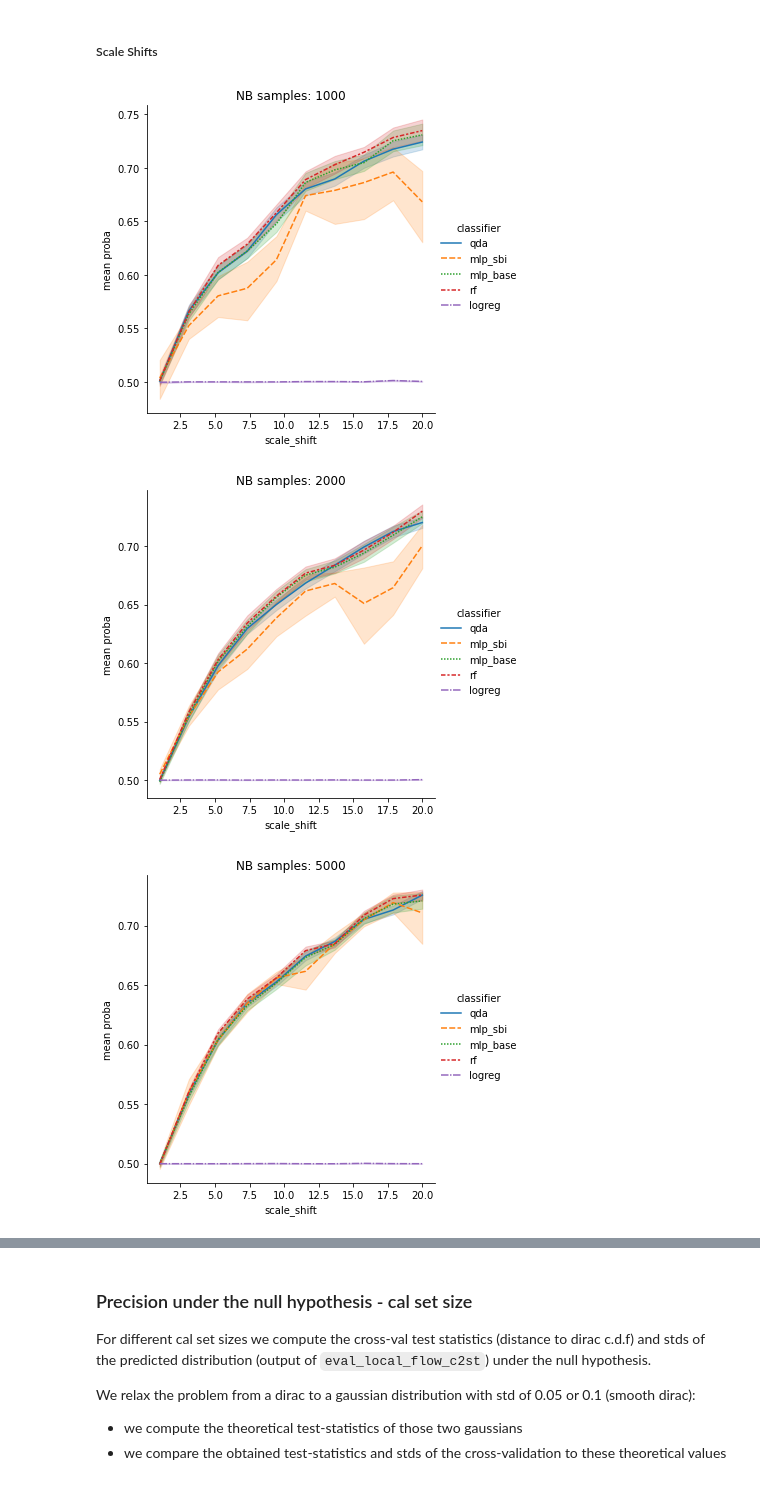
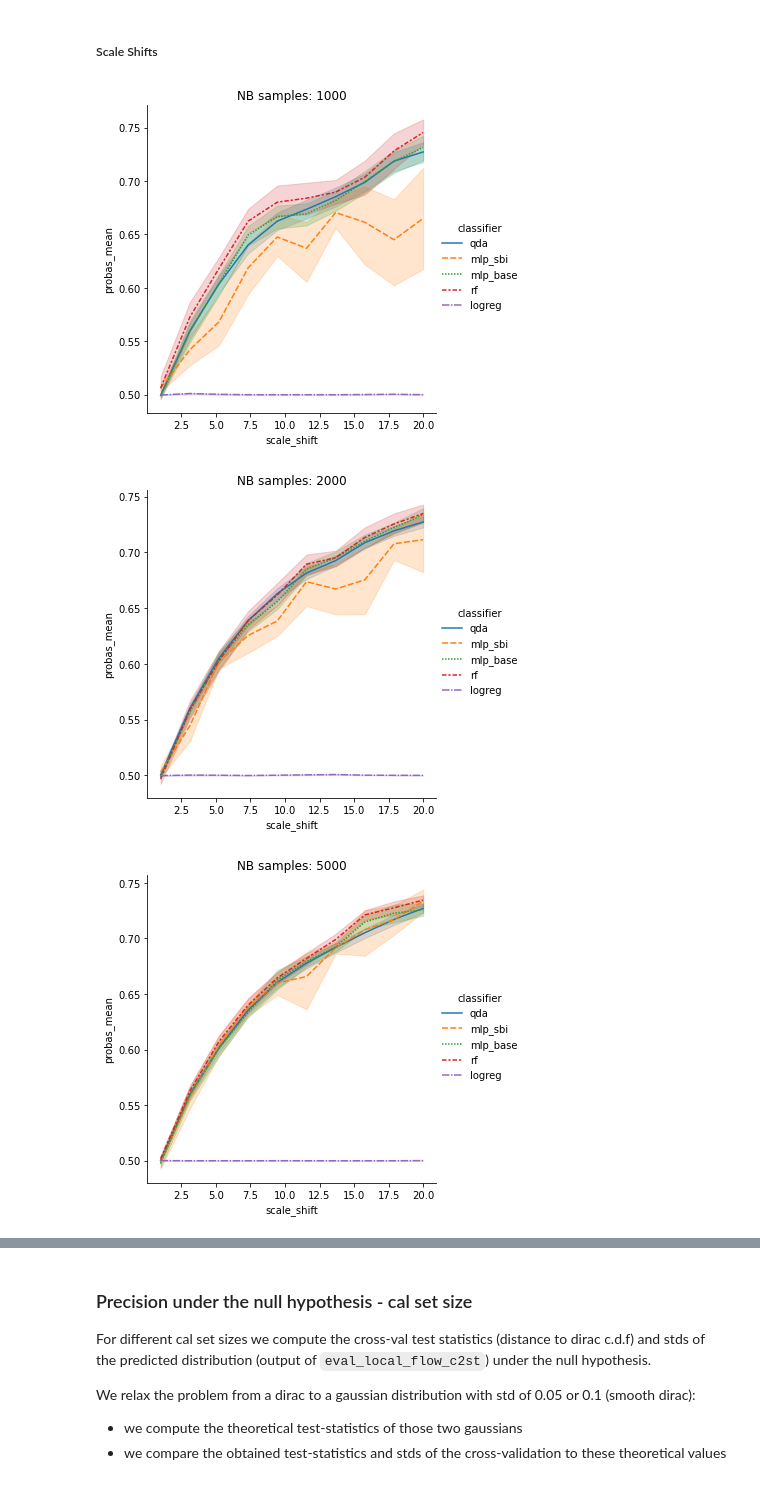
Before and after one commit to JuliaLinhart/valDiags_flows, a Jupyter notebook: notebooks/Local_C2ST_example_1D_lampe.ipynb, the cells around one changed output, grey strips where cells are left out. Saved outputs shown, nothing was run; the diff lists cells and outputs as text; code cells hidden in the pictures.

```diff
--- a/notebooks/Local_C2ST_example_1D_lampe.ipynb
+++ b/notebooks/Local_C2ST_example_1D_lampe.ipynb
@@ -655,0 +560,11 @@ In higher dimensions we cannot talk/conclude about bias or over/underdispersion,
+# %%
+from valdiags.localC2ST import box_plot_lc2st
+for m in metrics:
+    box_plot_lc2st(
+        [test_stats_good[m], test_stats_bad[m]],
+        t_stats_null[m],
+        labels=["good NF", "bad NF"],
+        colors=["orange", "red"],
+    )
+
+    print(f'pvalues {m}:', p_values_good[m], p_values_bad[m])
@@ -801,7 +826,7 @@ clf_kwargs_dict = {
 # %% [markdown]
 ##### Mean Shifts
 # %%
-from diagnostics.localC2ST import eval_classifier_for_lc2st
+from valdiags.localC2ST import eval_classifier_for_lc2st
 
 clf_names = ["lda", "mlp_sbi", "mlp_base", "rf", "logreg"]
 
@@ -817,10 +842,10 @@ for n in N_list:
             shifts=mean_shifts,
             clf_class=clf_classes[clf_name],
             clf_kwargs=clf_kwargs_dict[clf_name],
-            metrics=['mean']
+            metrics=['probas_mean']
         )
         clf_method = [clf_name]*len(shift_list)
-        dfs.append(pd.DataFrame({'mean_shift': shift_list, 'accuracy':accuracies, 'mean proba': scores['mean'], 'total_cv_time':times, 'classifier':clf_method}))
+        dfs.append(pd.DataFrame({'mean_shift': shift_list, 'accuracy':accuracies, 'probas_mean': scores['probas_mean'], 'total_cv_time':times, 'classifier':clf_method}))
     dfs_mean[n] = pd.concat(dfs, ignore_index=True)
 
 torch.save(dfs_mean, '../saved_experiments/Gaussian1d/lc2st_eval_clfs/dfs_mean_exp_lc2st.pkl')
@@ -841,7 +866,7 @@ for n in N_list:
     # plt.show()
 
     sns.relplot(
-        data=dfs_mean[n], x="mean_shift", y="mean proba",
+        data=dfs_mean[n], x="mean_shift", y="probas_mean",
         hue="classifier", style="classifier", kind="line",
     )
     plt.title(f'NB samples: {n}')
@@ -866,32 +893,32 @@ for n in N_list:
             shifts=scale_shifts,
             clf_class=clf_classes[clf_name],
             clf_kwargs=clf_kwargs_dict[clf_name],
-            metrics=['mean']
+            metrics=['probas_mean']
         )
         clf_method = [clf_name]*len(shift_list)
-        dfs.append(pd.DataFrame({'scale_shift': shift_list, 'accuracy': accuracies, 'mean proba':scores['mean'], 'total_cv_time':times, 'classifier':clf_method}))
+        dfs.append(pd.DataFrame({'scale_shift': shift_list, 'accuracy': accuracies, 'probas_mean':scores['probas_mean'], 'total_cv_time':times, 'classifier':clf_method}))
     dfs_scale[n] = pd.concat(dfs, ignore_index=True)
 
 torch.save(dfs_scale, '../saved_experiments/Gaussian1d/lc2st_eval_clfs/dfs_scale_exp_lc2st.pkl')
 # %%
 dfs_scale = torch.load('../saved_experiments/Gaussian1d/lc2st_eval_clfs/dfs_scale_exp_lc2st.pkl')
 
 for n in N_list:
     # sns.relplot(
     #     data=dfs_scale[n], x="scale_shift", y="accuracy",
     #     hue="classifier", style="classifier", kind="line",
     # )
     # plt.title(f'NB samples: {n}')
     # plt.show()
 
     sns.relplot(
-        data=dfs_scale[n], x="scale_shift", y="mean proba",
+        data=dfs_scale[n], x="scale_shift", y="probas_mean",
         hue="classifier", style="classifier", kind="line",
     )
     plt.title(f'NB samples: {n}')
     plt.show()
 # %% [output]
-[figure, old version]
+[figure, new version]
-[figure, old version]
+[figure, new version]
-[figure, old version]
+[figure, new version]
 # %% [markdown]
```
Also changed, not shown: parts of 73 cells of this notebook, 28 other files.
